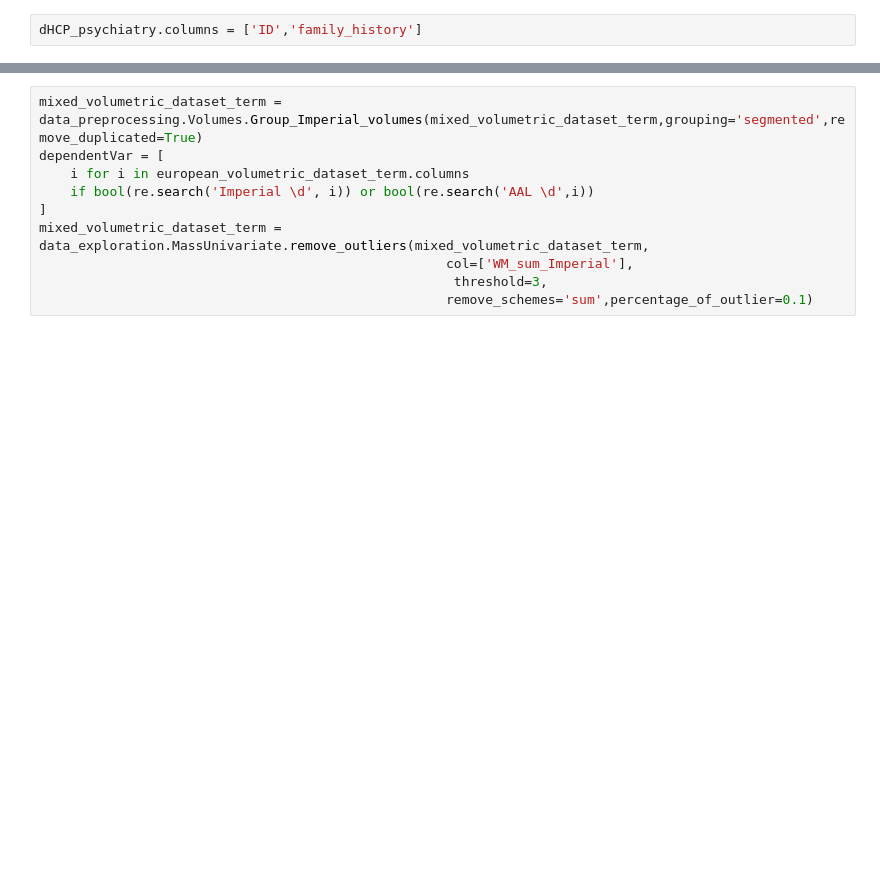
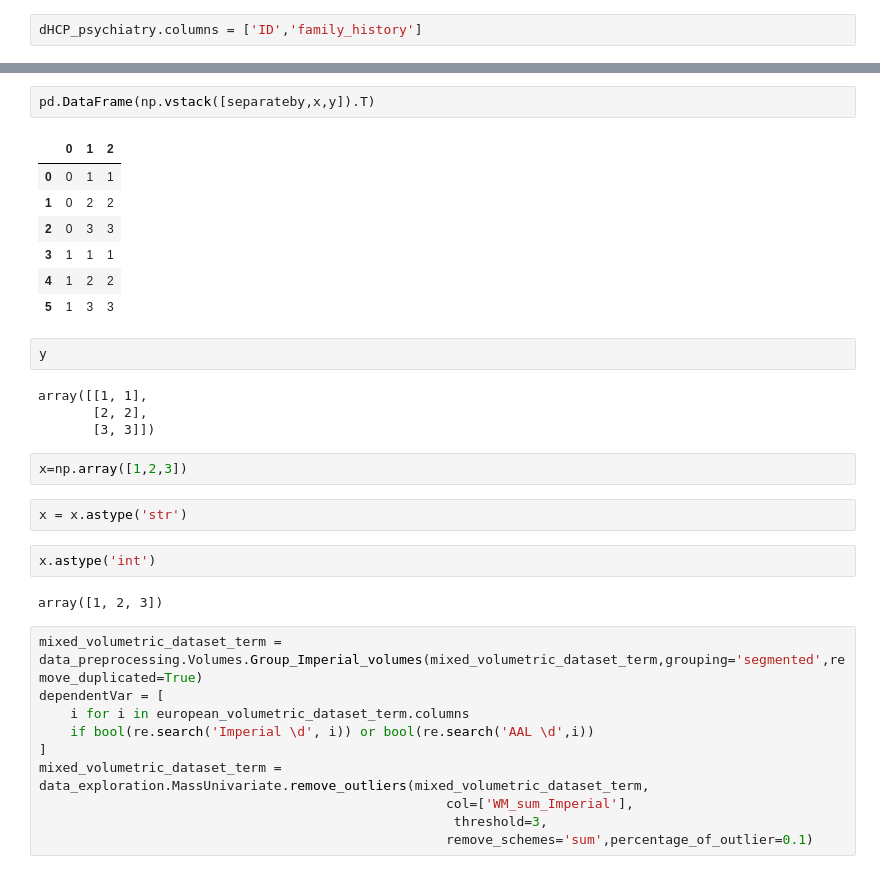
Before and after one commit to lehai-ml/dHCP_genetics, a Jupyter notebook: notebook_results/scz/7_SCZ_outcome_dHCP.ipynb, the cells around one changed output, grey strips where cells are left out. Drawn from its saved outputs; the diff is of its cells as text; blank space fills up the shorter version.

```diff
--- a/notebook_results/scz/7_SCZ_outcome_dHCP.ipynb
+++ b/notebook_results/scz/7_SCZ_outcome_dHCP.ipynb
@@ -72,3 +148,27 @@ dHCP_psychiatry.columns = ['ID','family_history']
+# %%
+pd.DataFrame(np.vstack([separateby,x,y]).T)
+# %% [output]
+|  | 0 | 1 | 2 |
+| 0 | 0 | 1 | 1 |
+| 1 | 0 | 2 | 2 |
+| 2 | 0 | 3 | 3 |
+| 3 | 1 | 1 | 1 |
+| 4 | 1 | 2 | 2 |
+| 5 | 1 | 3 | 3 |
+# %%
+y
+# %% [output]
+array([[1, 1],
+       [2, 2],
+       [3, 3]])
+# %%
+x=np.array([1,2,3])
+# %%
+x = x.astype('str')
+# %%
+x.astype('int')
+# %% [output]
+array([1, 2, 3])
 # %%
 mixed_volumetric_dataset_term = data_preprocessing.Volumes.Group_Imperial_volumes(mixed_volumetric_dataset_term,grouping='segmented',remove_duplicated=True)
 dependentVar = [
```
Also changed, not shown: parts of 14 cells of this notebook.
